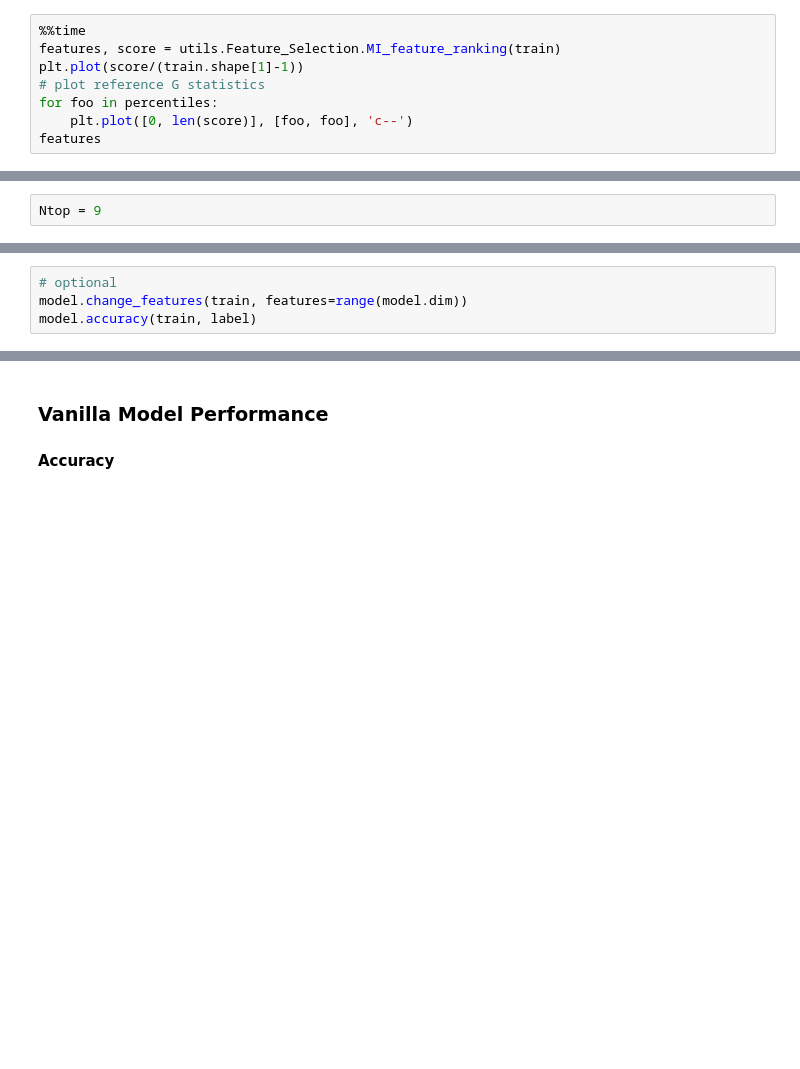
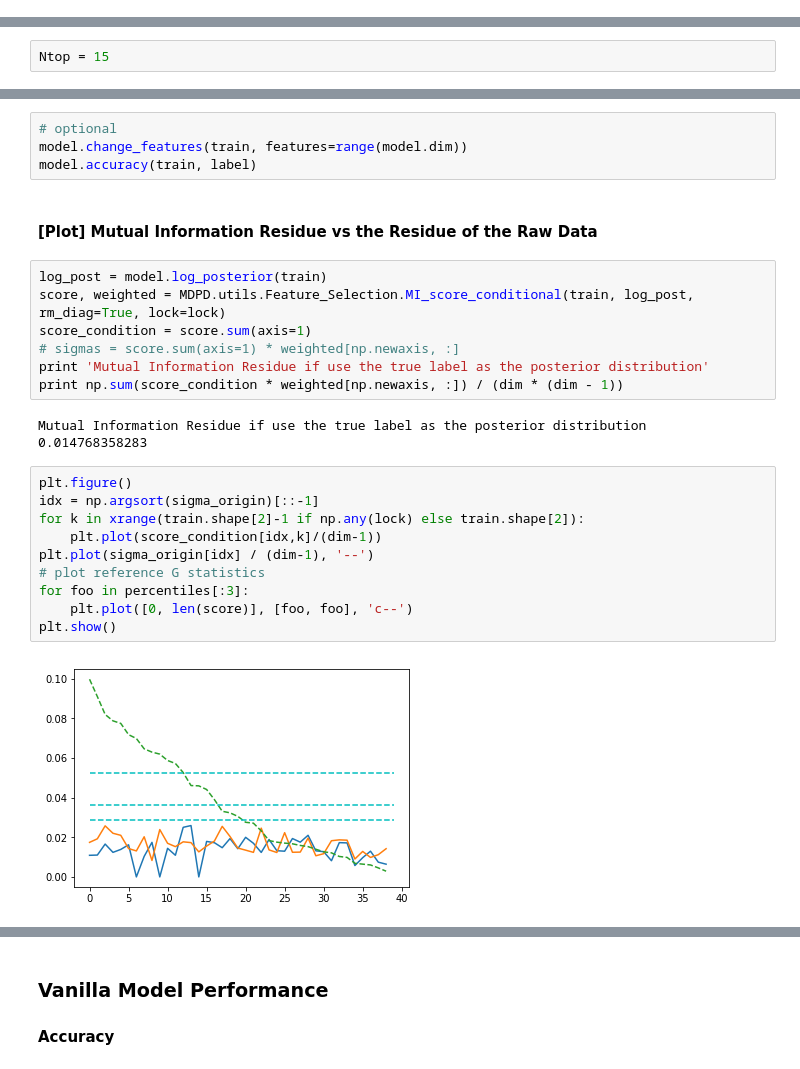
Before and after one commit to zyzzhaoyuzhe/MDPD, a Jupyter notebook: python/Crowdsourcing.ipynb, the cells around one changed output, grey strips where cells are left out. Drawn from its saved outputs; the diff is of its cells as text; blank space fills up the shorter version.

```diff
--- a/python/Crowdsourcing.ipynb
+++ b/python/Crowdsourcing.ipynb
@@ -128,11 +140,3 @@ plt.show()
 ### Mixture Model with Feature Selection Performance
 # %% [markdown]
 #### Feature Ranking
-# %%
-%%time
-features, score = utils.Feature_Selection.MI_feature_ranking(train)
-plt.plot(score/(train.shape[1]-1))
-# plot reference G statistics
-for foo in percentiles:
-    plt.plot([0, len(score)], [foo, foo], 'c--')
-features
@@ -139,7 +149,7 @@ features
 # %% [markdown]
 #### Accuracy and Mutual Information Residue
 # %%
-Ntop = 9
+Ntop = 15
 # %%
 # Feature Selection
 model = MDPD.MDPD()
@@ -150,3 +165,27 @@ model.MI_residue(train)
 # optional
 model.change_features(train, features=range(model.dim))
 model.accuracy(train, label)
+# %% [markdown]
+#### [Plot] Mutual Information Residue vs the Residue of the Raw Data
+# %%
+log_post = model.log_posterior(train)
+score, weighted = MDPD.utils.Feature_Selection.MI_score_conditional(train, log_post, rm_diag=True, lock=lock)
+score_condition = score.sum(axis=1)
+# sigmas = score.sum(axis=1) * weighted[np.newaxis, :]
+print 'Mutual Information Residue if use the true label as the posterior distribution'
+print np.sum(score_condition * weighted[np.newaxis, :]) / (dim * (dim - 1))
+# %% [output]
+Mutual Information Residue if use the true label as the posterior distribution
+0.014768358283
+# %%
+plt.figure()
+idx = np.argsort(sigma_origin)[::-1]
+for k in xrange(train.shape[2]-1 if np.any(lock) else train.shape[2]):
+    plt.plot(score_condition[idx,k]/(dim-1))
+plt.plot(sigma_origin[idx] / (dim-1), '--')
+# plot reference G statistics
+for foo in percentiles[:3]:
+    plt.plot([0, len(score)], [foo, foo], 'c--')
+plt.show()
+# %% [output]
+[figure, added]
```
Also changed, not shown: parts of 19 cells of this notebook, 8 other files.
